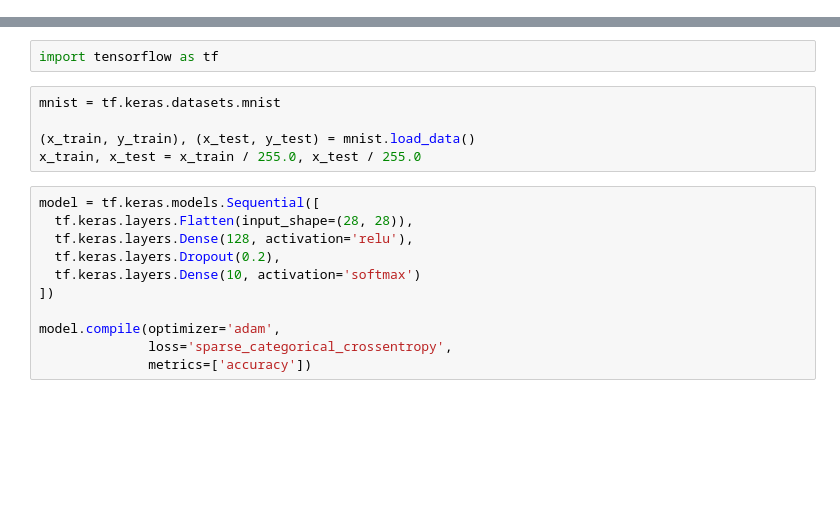
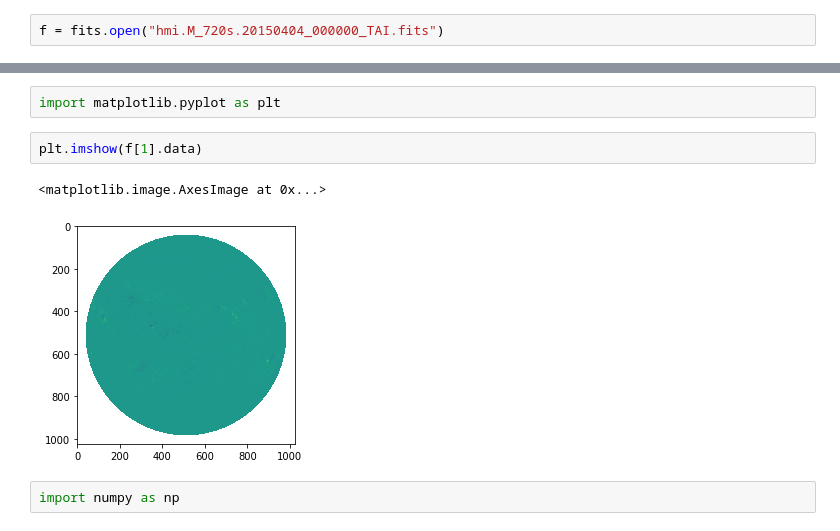
Before and after one commit to ericjm24/PersonalProjects, a Jupyter notebook: Untitled.ipynb, the cells around one changed output, grey strips where cells are left out. Saved outputs shown, nothing was run; the diff lists cells and outputs as text; blank space fills up the shorter version.

```diff
--- a/Untitled.ipynb
+++ b/Untitled.ipynb
@@ -0,0 +3,2 @@
+# %%
+f = fits.open("hmi.M_720s.20150404_000000_TAI.fits")
@@ -1,18 +40,9 @@
+# %%
+import matplotlib.pyplot as plt
+# %%
+plt.imshow(f[1].data)
+# %% [output]
+<matplotlib.image.AxesImage at 0x...>
+[figure, added]
 # %%
-import tensorflow as tf
+import numpy as np
-# %%
-mnist = tf.keras.datasets.mnist
-
-(x_train, y_train), (x_test, y_test) = mnist.load_data()
-x_train, x_test = x_train / 255.0, x_test / 255.0
-# %%
-model = tf.keras.models.Sequential([
-  tf.keras.layers.Flatten(input_shape=(28, 28)),
-  tf.keras.layers.Dense(128, activation='relu'),
-  tf.keras.layers.Dropout(0.2),
-  tf.keras.layers.Dense(10, activation='softmax')
-])
-
-model.compile(optimizer='adam',
-              loss='sparse_categorical_crossentropy',
-              metrics=['accuracy'])
```
Also changed, not shown: parts of 16 cells of this notebook, 5 other files.
